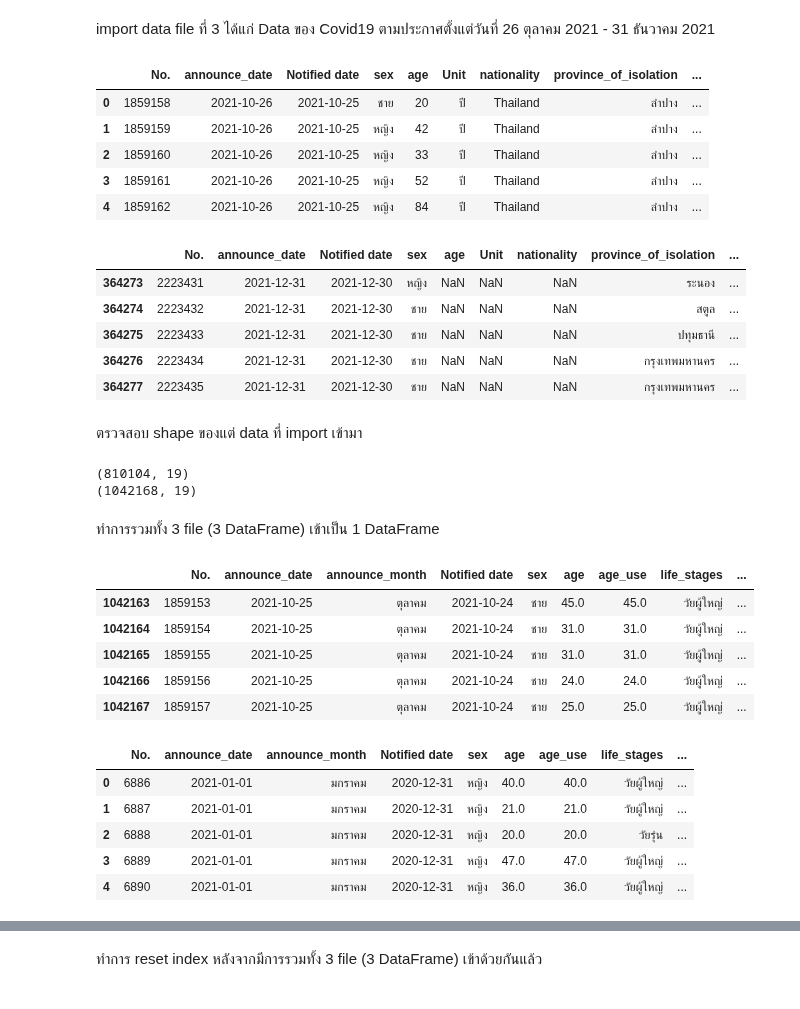
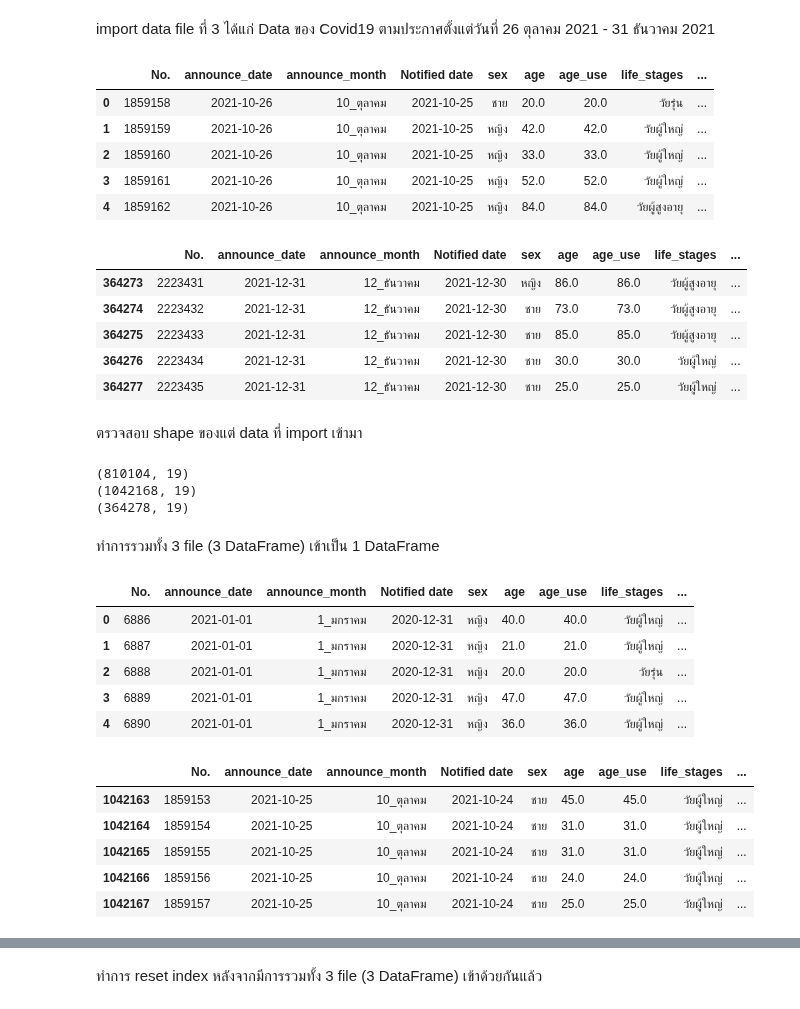
Before and after one commit to Toeysamm/2-64-NIDA-DADS5001, a Jupyter notebook: Covid19_midterm.ipynb, the cells around one changed output, grey strips where cells are left out. Drawn from its saved outputs; the diff is of its cells as text; code cells hidden in the pictures.

```diff
--- a/Covid19_midterm.ipynb
+++ b/Covid19_midterm.ipynb
@@ -9,6 +9,7 @@
 import pandas as pd
 import numpy as np
 pd.options.display.max_rows = 999
+pd.options.display.max_columns = 20
 # %% [markdown]
 import data file ที่ 1 ได้แก่ Data ของ Covid19 ตามประกาศตั้งแต่วันที่ 1 มกราคม 2021 - 11 สิงหาคม 2021
 # %%
@@ -79,53 +61,54 @@ df2.tail()
 # %% [markdown]
 import data file ที่ 3 ได้แก่ Data ของ Covid19 ตามประกาศตั้งแต่วันที่ 26 ตุลาคม 2021 - 31 ธันวาคม 2021
 # %%
-url3 = 'https://docs.google.com/spreadsheets/d/1ykQlKD64pufk82RQGpku3K6B382-lJoA/edit?usp=sharing&ouid=109060731963179648304&rtpof=true&sd=true'
+url3 = 'https://docs.google.com/spreadsheets/d/1r8LeyM6kJ9gMUKnarn4WyPobiZ4gTlNE/edit?usp=sharing&ouid=109060731963179648304&rtpof=true&sd=true'
 path3 = 'https://drive.google.com/uc?export=download&id='+url3.split('/')[-2]
 df3 = pd.read_excel(path3)
 df3.head()
 # %% [output]
-|  | No. | announce_date | Notified date | sex | age | Unit | nationality | province_of_isolation | ... |
-| 0 | 1859158 | 2021-10-26 | 2021-10-25 | ชาย | 20 | ปี | Thailand | ลำปาง | ... |
-| 1 | 1859159 | 2021-10-26 | 2021-10-25 | หญิง | 42 | ปี | Thailand | ลำปาง | ... |
-| 2 | 1859160 | 2021-10-26 | 2021-10-25 | หญิง | 33 | ปี | Thailand | ลำปาง | ... |
-| 3 | 1859161 | 2021-10-26 | 2021-10-25 | หญิง | 52 | ปี | Thailand | ลำปาง | ... |
-| 4 | 1859162 | 2021-10-26 | 2021-10-25 | หญิง | 84 | ปี | Thailand | ลำปาง | ... |
+|  | No. | announce_date | announce_month | Notified date | sex | age | age_use | life_stages | ... |
+| 0 | 1859158 | 2021-10-26 | 10_ตุลาคม | 2021-10-25 | ชาย | 20.0 | 20.0 | วัยรุ่น | ... |
+| 1 | 1859159 | 2021-10-26 | 10_ตุลาคม | 2021-10-25 | หญิง | 42.0 | 42.0 | วัยผู้ใหญ่ | ... |
+| 2 | 1859160 | 2021-10-26 | 10_ตุลาคม | 2021-10-25 | หญิง | 33.0 | 33.0 | วัยผู้ใหญ่ | ... |
+| 3 | 1859161 | 2021-10-26 | 10_ตุลาคม | 2021-10-25 | หญิง | 52.0 | 52.0 | วัยผู้ใหญ่ | ... |
+| 4 | 1859162 | 2021-10-26 | 10_ตุลาคม | 2021-10-25 | หญิง | 84.0 | 84.0 | วัยผู้สูงอายุ | ... |
 # %%
 df3.tail()
 # %% [output]
-|  | No. | announce_date | Notified date | sex | age | Unit | nationality | province_of_isolation | ... |
-| 364273 | 2223431 | 2021-12-31 | 2021-12-30 | หญิง | NaN | NaN | NaN | ระนอง | ... |
-| 364274 | 2223432 | 2021-12-31 | 2021-12-30 | ชาย | NaN | NaN | NaN | สตูล | ... |
-| 364275 | 2223433 | 2021-12-31 | 2021-12-30 | ชาย | NaN | NaN | NaN | ปทุมธานี | ... |
-| 364276 | 2223434 | 2021-12-31 | 2021-12-30 | ชาย | NaN | NaN | NaN | กรุงเทพมหานคร | ... |
-| 364277 | 2223435 | 2021-12-31 | 2021-12-30 | ชาย | NaN | NaN | NaN | กรุงเทพมหานคร | ... |
+|  | No. | announce_date | announce_month | Notified date | sex | age | age_use | life_stages | ... |
+| 364273 | 2223431 | 2021-12-31 | 12_ธันวาคม | 2021-12-30 | หญิง | 86.0 | 86.0 | วัยผู้สูงอายุ | ... |
+| 364274 | 2223432 | 2021-12-31 | 12_ธันวาคม | 2021-12-30 | ชาย | 73.0 | 73.0 | วัยผู้สูงอายุ | ... |
+| 364275 | 2223433 | 2021-12-31 | 12_ธันวาคม | 2021-12-30 | ชาย | 85.0 | 85.0 | วัยผู้สูงอายุ | ... |
+| 364276 | 2223434 | 2021-12-31 | 12_ธันวาคม | 2021-12-30 | ชาย | 30.0 | 30.0 | วัยผู้ใหญ่ | ... |
+| 364277 | 2223435 | 2021-12-31 | 12_ธันวาคม | 2021-12-30 | ชาย | 25.0 | 25.0 | วัยผู้ใหญ่ | ... |
 # %% [markdown]
 ตรวจสอบ shape ของแต่ data ที่ import เข้ามา
 # %%
 print(df1.shape)
 print(df2.shape)
-#print(df3.shape)
+print(df3.shape)
 # %% [output]
 (810104, 19)
 (1042168, 19)
+(364278, 19)
 # %% [markdown]
 ทำการรวมทั้ง 3 file (3 DataFrame) เข้าเป็น 1 DataFrame
 # %%
 df4 = df1.append(df2)
-df4.tail()
+df4.head()
 # %% [output]
 |  | No. | announce_date | announce_month | Notified date | sex | age | age_use | life_stages | ... |
-| 1042163 | 1859153 | 2021-10-25 | ตุลาคม | 2021-10-24 | ชาย | 45.0 | 45.0 | วัยผู้ใหญ่ | ... |
-| 1042164 | 1859154 | 2021-10-25 | ตุลาคม | 2021-10-24 | ชาย | 31.0 | 31.0 | วัยผู้ใหญ่ | ... |
-| 1042165 | 1859155 | 2021-10-25 | ตุลาคม | 2021-10-24 | ชาย | 31.0 | 31.0 | วัยผู้ใหญ่ | ... |
-| 1042166 | 1859156 | 2021-10-25 | ตุลาคม | 2021-10-24 | ชาย | 24.0 | 24.0 | วัยผู้ใหญ่ | ... |
-| 1042167 | 1859157 | 2021-10-25 | ตุลาคม | 2021-10-24 | ชาย | 25.0 | 25.0 | วัยผู้ใหญ่ | ... |
+| 0 | 6886 | 2021-01-01 | 1_มกราคม | 2020-12-31 | หญิง | 40.0 | 40.0 | วัยผู้ใหญ่ | ... |
+| 1 | 6887 | 2021-01-01 | 1_มกราคม | 2020-12-31 | หญิง | 21.0 | 21.0 | วัยผู้ใหญ่ | ... |
+| 2 | 6888 | 2021-01-01 | 1_มกราคม | 2020-12-31 | หญิง | 20.0 | 20.0 | วัยรุ่น | ... |
+| 3 | 6889 | 2021-01-01 | 1_มกราคม | 2020-12-31 | หญิง | 47.0 | 47.0 | วัยผู้ใหญ่ | ... |
+| 4 | 6890 | 2021-01-01 | 1_มกราคม | 2020-12-31 | หญิง | 36.0 | 36.0 | วัยผู้ใหญ่ | ... |
 # %%
-df4.head()
+df4.tail()
 # %% [output]
 |  | No. | announce_date | announce_month | Notified date | sex | age | age_use | life_stages | ... |
-| 0 | 6886 | 2021-01-01 | มกราคม | 2020-12-31 | หญิง | 40.0 | 40.0 | วัยผู้ใหญ่ | ... |
-| 1 | 6887 | 2021-01-01 | มกราคม | 2020-12-31 | หญิง | 21.0 | 21.0 | วัยผู้ใหญ่ | ... |
-| 2 | 6888 | 2021-01-01 | มกราคม | 2020-12-31 | หญิง | 20.0 | 20.0 | วัยรุ่น | ... |
-| 3 | 6889 | 2021-01-01 | มกราคม | 2020-12-31 | หญิง | 47.0 | 47.0 | วัยผู้ใหญ่ | ... |
-| 4 | 6890 | 2021-01-01 | มกราคม | 2020-12-31 | หญิง | 36.0 | 36.0 | วัยผู้ใหญ่ | ... |
+| 1042163 | 1859153 | 2021-10-25 | 10_ตุลาคม | 2021-10-24 | ชาย | 45.0 | 45.0 | วัยผู้ใหญ่ | ... |
+| 1042164 | 1859154 | 2021-10-25 | 10_ตุลาคม | 2021-10-24 | ชาย | 31.0 | 31.0 | วัยผู้ใหญ่ | ... |
+| 1042165 | 1859155 | 2021-10-25 | 10_ตุลาคม | 2021-10-24 | ชาย | 31.0 | 31.0 | วัยผู้ใหญ่ | ... |
+| 1042166 | 1859156 | 2021-10-25 | 10_ตุลาคม | 2021-10-24 | ชาย | 24.0 | 24.0 | วัยผู้ใหญ่ | ... |
+| 1042167 | 1859157 | 2021-10-25 | 10_ตุลาคม | 2021-10-24 | ชาย | 25.0 | 25.0 | วัยผู้ใหญ่ | ... |
```
Also changed, not shown: parts of 36 cells of this notebook.
